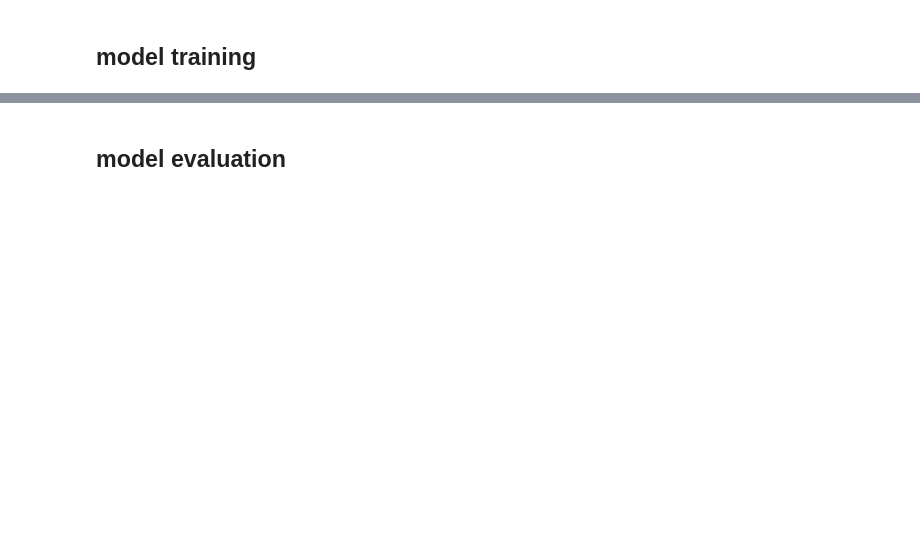
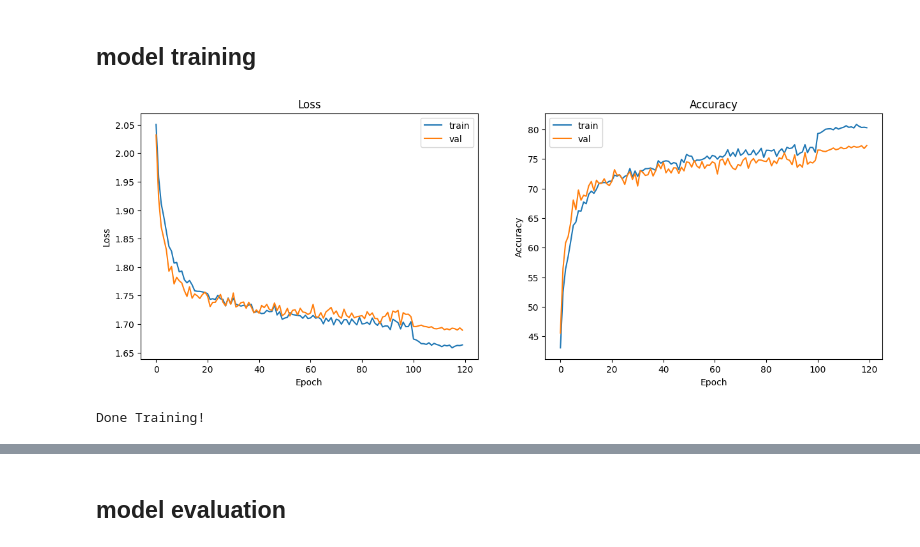
Before and after one commit to tomerroditi/Fingers-Gesture-Recognition, a Jupyter notebook: Scripts/subjects/18.ipynb, the cells around one changed output, grey strips where cells are left out. Saved outputs shown, nothing was run; the diff lists cells and outputs as text; code cells hidden in the pictures; blank space fills up the shorter version.

```diff
--- a/Scripts/subjects/18.ipynb
+++ b/Scripts/subjects/18.ipynb
@@ -77,21 +90,15 @@ model.evaluate_model(model.val_data, model.val_labels, cm_title=f'subject {subje
 ## data extraction
 # %%
 # extract datasets from the data manager - labels format: "<subject>_<session>_<position>_<gesture>_<iteration_number>"
-dataset_1 = dm.get_dataset(experiments=[f'{subject:03d}_1_*'])
-dataset_2 = dm.get_dataset(experiments=[f'{subject:03d}_2_*'])
+dataset = dm.get_dataset(experiments=[f'{subject:03d}_*_*'], add_exp_name=True)
 
-data_1 = dataset_2[0]
-labels_1 = dataset_2[1]
-
-data_2 = dataset_1[0]
-labels_2 = dataset_1[1]
+data = dataset[0]
+labels = dataset[1]
 
 # train test split
-data_2_train, data_2_test, labels_2_train, labels_2_test = models.pre_training_utils\
-    .train_test_split_by_gesture(data_2, labels=labels_2, test_size=0.7)
+data_train, data_test, labels_train, labels_test = train_test_split_by_gesture(data, labels=labels, test_size=0.2)
 
-# reshape the data to match the model architecture input
-data_1 = data_1.reshape(data_1.shape[0], 1, 4, 4)
-data_2_train = data_2_train.reshape(data_2_train.shape[0], 1, 4, 4)
-data_2_test = data_2_test.reshape(data_2_test.shape[0], 1, 4, 4)
+# reshape the data to match the model architecture
+data_train = data_train.reshape(data_train.shape[0], 1, 4, 4)  # reshape to fit the CNN input
+data_test = data_test.reshape(data_test.shape[0], 1, 4, 4)  # reshape to fit the CNN input
 # %% [output]
@@ -105,3 +119,11 @@ number of gestures with only one repetition: 0
 Their names are: []
 # %% [markdown]
 ## model training
+# %%
+# set and train a model (cv or not)
+model = models.Net(num_classes=10, dropout_rate=0.3)
+model.fit_model(data_train, labels_train, val_data=data_test, val_labels=labels_test, num_epochs=120, batch_size=64,
+                lr=0.001, l2_weight=0.0001)
+# %% [output]
+[figure, added]
+Done Training!
```
Also changed, not shown: parts of 17 cells of this notebook, 22 other files.
